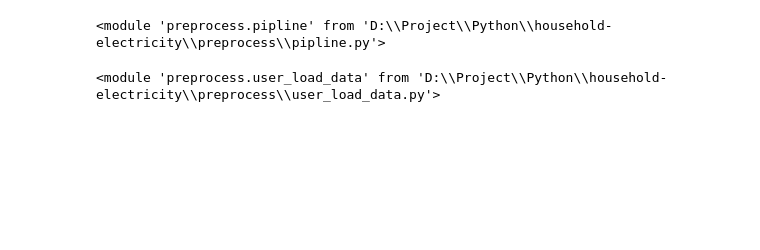
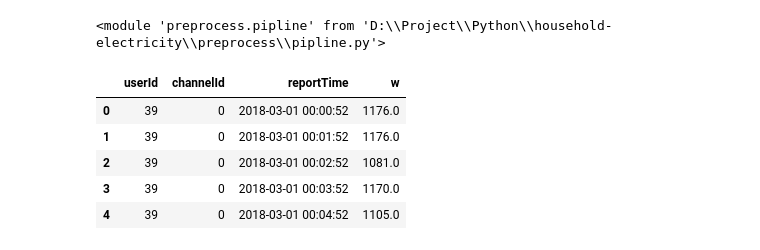
Before and after one commit to titangene/household-electricity, a Jupyter notebook: main.ipynb, the cells around one changed output. Drawn from its saved outputs; the diff is of its cells as text; code cells hidden in the pictures; blank space fills up the shorter version.

```diff
--- a/main.ipynb
+++ b/main.ipynb
@@ -16,7 +16,3 @@ import importlib
 importlib.reload(pipline)
 # %% [output]
 <module 'preprocess.pipline' from 'D:\\Project\\Python\\household-electricity\\preprocess\\pipline.py'>
-# %%
-pipline.user_load_data
-# %% [output]
-<module 'preprocess.user_load_data' from 'D:\\Project\\Python\\household-electricity\\preprocess\\user_load_data.py'>
@@ -26,0 +19,12 @@ original_dataSet.head()
+# %%
+# 讀取原始 .csv 檔
+original_dataSet = user_load_data.load_dataset('2018-08-24-01-15-29_table_0502.csv')
+original_dataSet = user_load_data.transform_time(original_dataSet, 'reportTime', format='%Y-%m-%d %H:%M:%S')
+original_dataSet.head()
+# %% [output]
+|  | userId | channelId | reportTime | w |
+| 0 | 39 | 0 | 2018-03-01 00:00:52 | 1176.0 |
+| 1 | 39 | 0 | 2018-03-01 00:01:52 | 1176.0 |
+| 2 | 39 | 0 | 2018-03-01 00:02:52 | 1081.0 |
+| 3 | 39 | 0 | 2018-03-01 00:03:52 | 1170.0 |
+| 4 | 39 | 0 | 2018-03-01 00:04:52 | 1105.0 |
```
Also changed, not shown: parts of 18 cells of this notebook, 2 other files.
